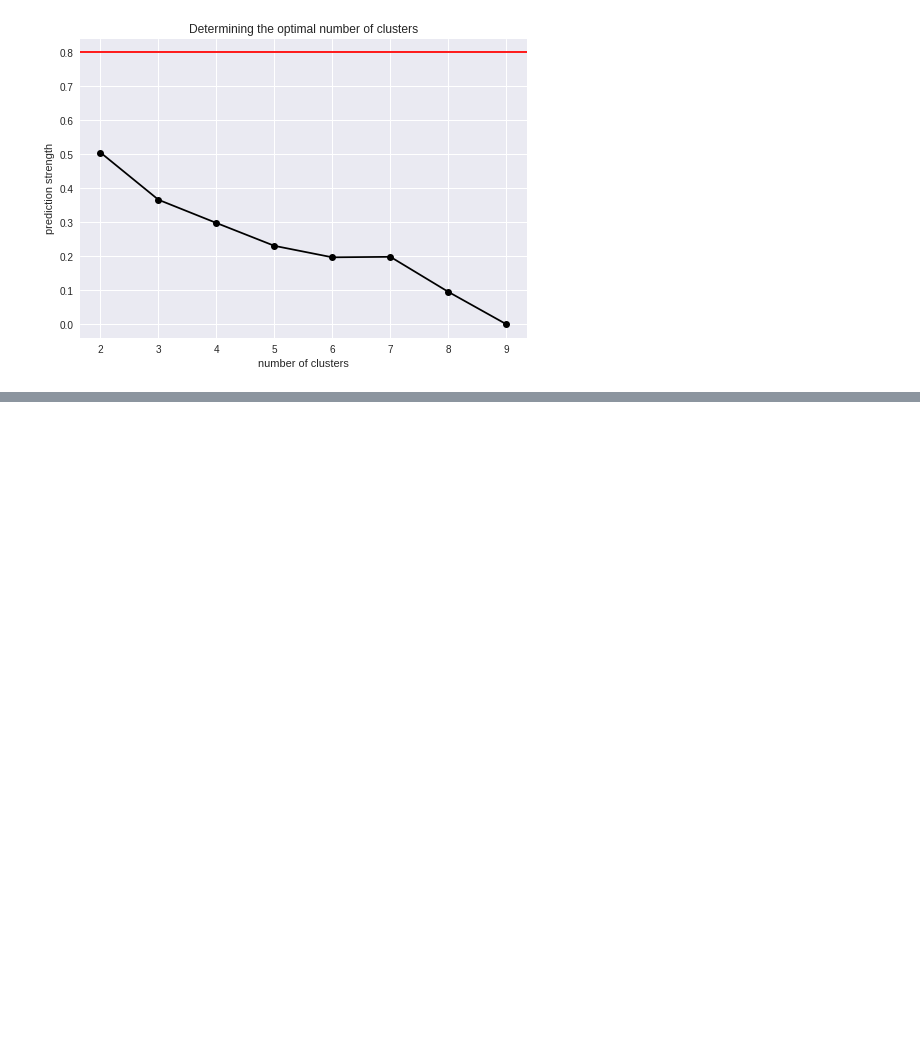
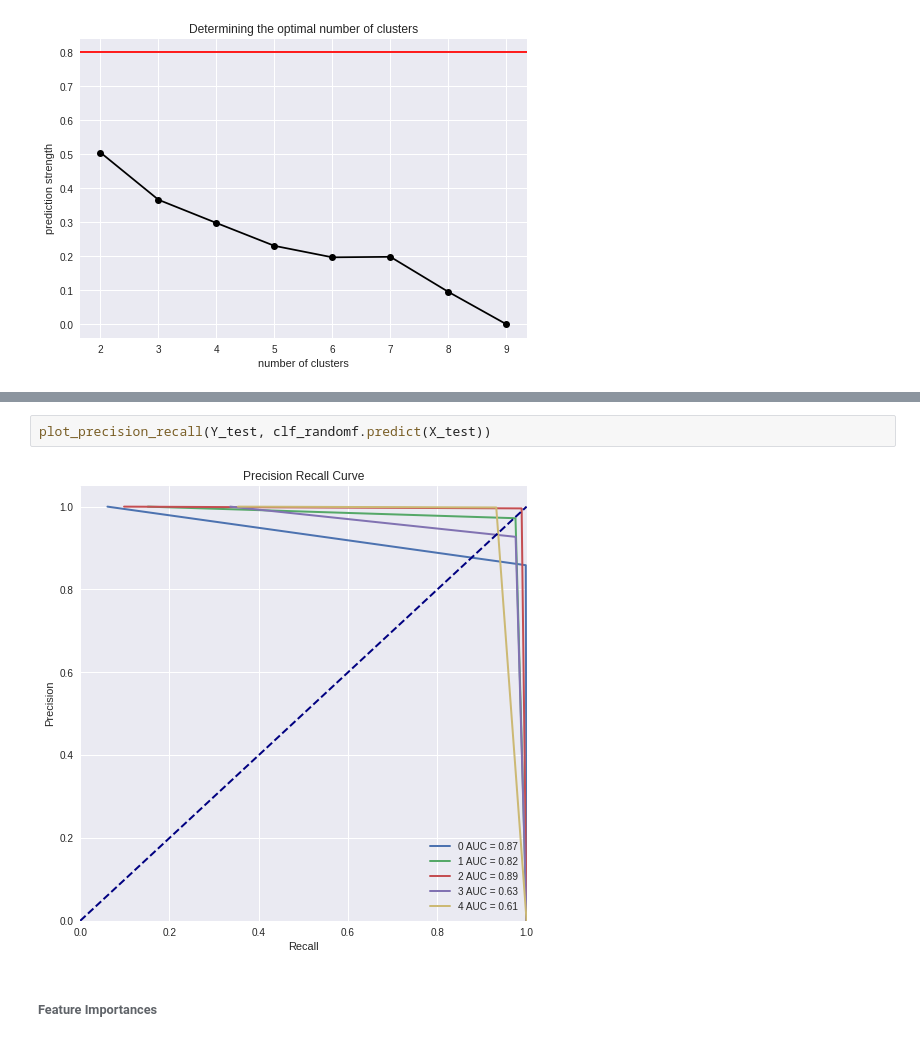
Before and after one commit to dehoyosb/MinJusticia_team77_DS4A_Project, a Jupyter notebook: unsupervised_daniel_v2.ipynb, the cells around one changed output, grey strips where cells are left out. Cells and saved outputs as stored; diff of their text form; blank space fills up the shorter version.

```diff
--- a/unsupervised_daniel_v2.ipynb
+++ b/unsupervised_daniel_v2.ipynb
@@ -659,0 +804,6 @@ ax.set(title='Determining the optimal number of clusters',
+# %%
+plot_precision_recall(Y_test, clf_randomf.predict(X_test))
+# %% [output]
+[figure, added]
+# %% [markdown]
+###### Feature Importances
```
Also changed, not shown: parts of 71 cells of this notebook.
